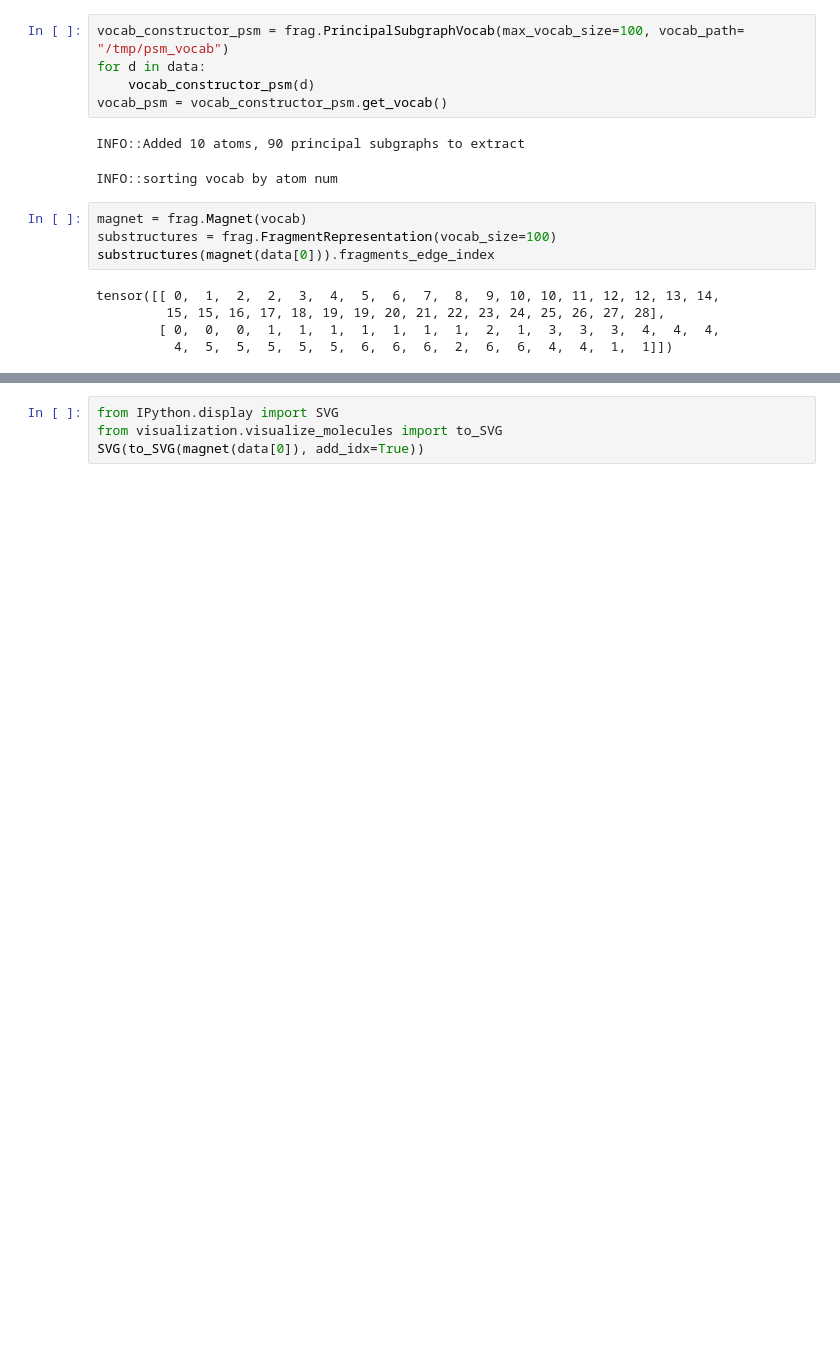
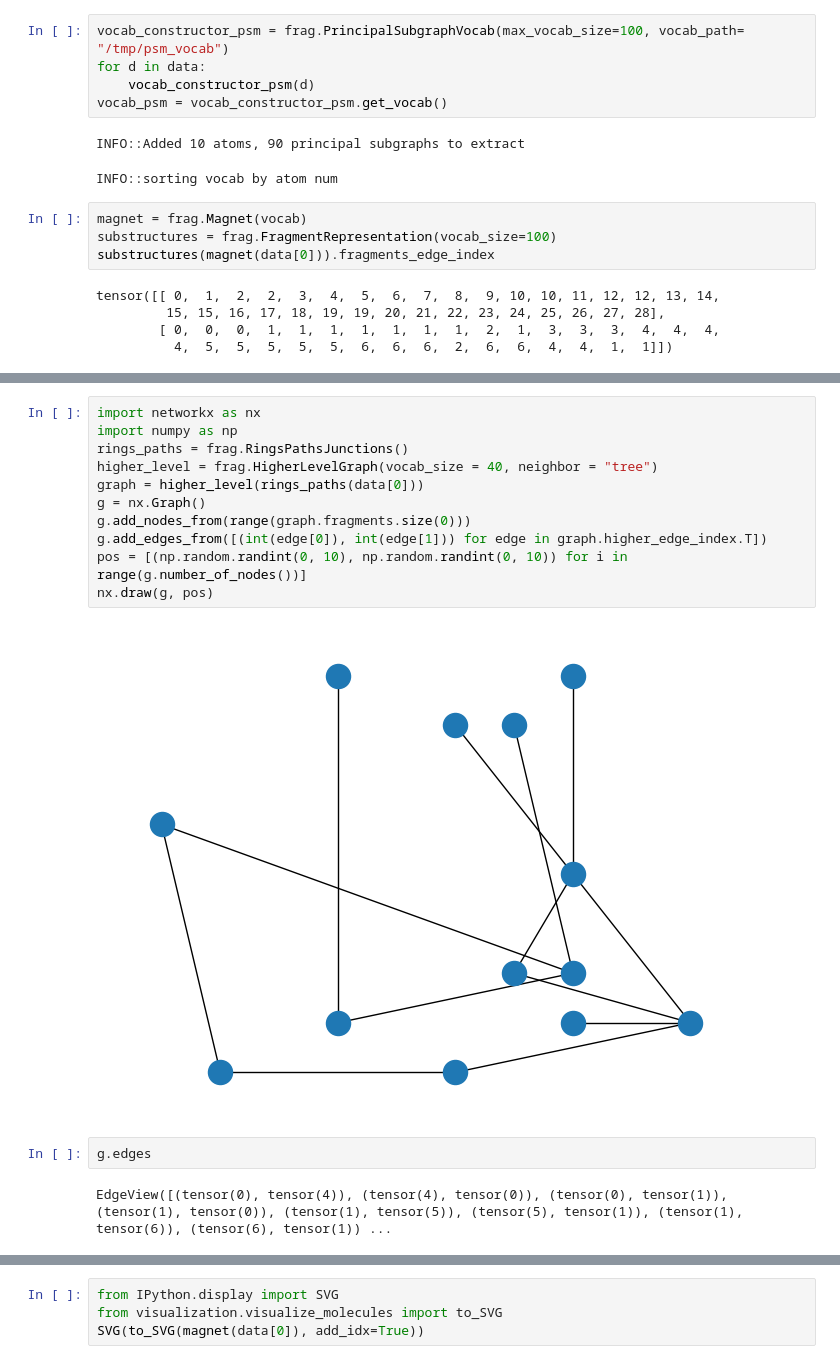
Before and after one commit to KemperNiklas/FragNet, a Jupyter notebook: datasets/fragmentation_test.ipynb, the cells around one changed output, grey strips where cells are left out. Saved outputs shown, nothing was run; the diff lists cells and outputs as text; blank space fills up the shorter version.

```diff
--- a/datasets/fragmentation_test.ipynb
+++ b/datasets/fragmentation_test.ipynb
@@ -50,0 +173,17 @@ data[0].mol
+# %%
+import networkx as nx
+import numpy as np
+rings_paths = frag.RingsPathsJunctions()
+higher_level = frag.HigherLevelGraph(vocab_size = 40, neighbor = "tree")
+graph = higher_level(rings_paths(data[0]))
+g = nx.Graph()
+g.add_nodes_from(range(graph.fragments.size(0)))
+g.add_edges_from([(int(edge[0]), int(edge[1])) for edge in graph.higher_edge_index.T])
+pos = [(np.random.randint(0, 10), np.random.randint(0, 10)) for i in range(g.number_of_nodes())]
+nx.draw(g, pos)
+# %% [output]
+[figure, added]
+# %%
+g.edges
+# %% [output]
+EdgeView([(tensor(0), tensor(4)), (tensor(4), tensor(0)), (tensor(0), tensor(1)), (tensor(1), tensor(0)), (tensor(1), tensor(5)), (tensor(5), tensor(1)), (tensor(1), tensor(6)), (tensor(6), tensor(1)) ...
```
Also changed, not shown: parts of 21 cells of this notebook, 25 other files.
